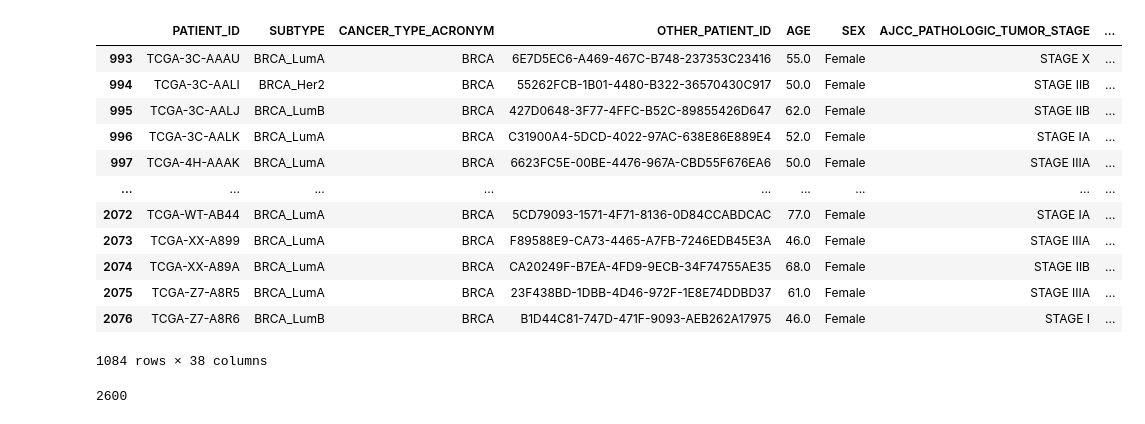
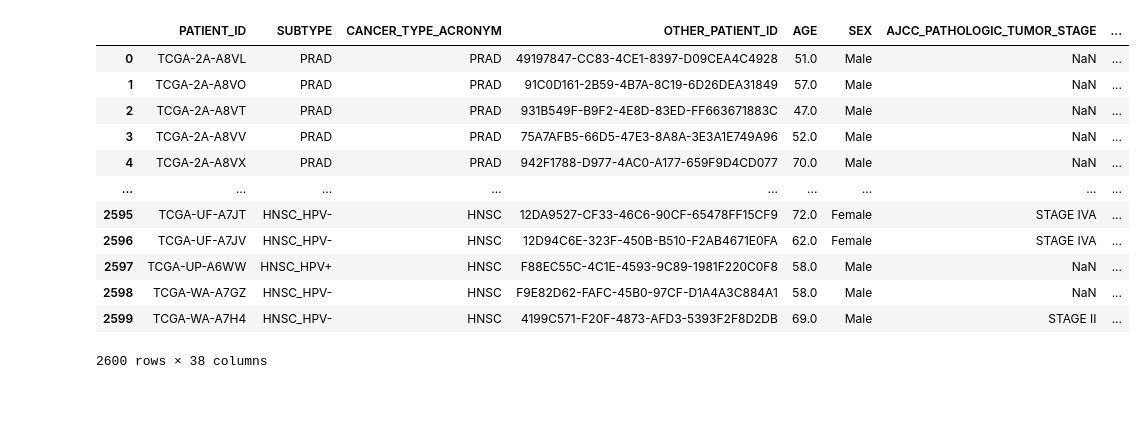
Before and after one commit to jacob-tye/20232110_TCGA_METHYLATION_CLINICAL_ML, a Jupyter notebook: analysis/00_data_prep.ipynb, the cells around one changed output. Cells and saved outputs as stored; diff of their text form; code cells hidden in the pictures.

Commit message:
updated data_prep

```diff
--- a/analysis/00_data_prep.ipynb
+++ b/analysis/00_data_prep.ipynb
@@ -4,27 +4,23 @@
 # %%
 import pandas as pd
 import glob
 
-all_files = glob.glob('../data/clinical/*/data_clinical_patient.txt')
+all_files = glob.glob("../data/raw_data/*/data_clinical_patient.txt")
 
 df_clinical_patient = pd.concat((pd.read_csv(f, sep='\t', skiprows=4) for f in all_files), ignore_index=True)
 
-df_clinical_patient[df_clinical_patient["CANCER_TYPE_ACRONYM"] == "BRCA"]
+df_clinical_patient
 # %% [output]
 |  | PATIENT_ID | SUBTYPE | CANCER_TYPE_ACRONYM | OTHER_PATIENT_ID | AGE | SEX | AJCC_PATHOLOGIC_TUMOR_STAGE | ... |
-| 993 | TCGA-3C-AAAU | BRCA_LumA | BRCA | 6E7D5EC6-A469-467C-B748-237353C23416 | 55.0 | Female | STAGE X | ... |
-| 994 | TCGA-3C-AALI | BRCA_Her2 | BRCA | 55262FCB-1B01-4480-B322-36570430C917 | 50.0 | Female | STAGE IIB | ... |
-| 995 | TCGA-3C-AALJ | BRCA_LumB | BRCA | 427D0648-3F77-4FFC-B52C-89855426D647 | 62.0 | Female | STAGE IIB | ... |
-| 996 | TCGA-3C-AALK | BRCA_LumA | BRCA | C31900A4-5DCD-4022-97AC-638E86E889E4 | 52.0 | Female | STAGE IA | ... |
-| 997 | TCGA-4H-AAAK | BRCA_LumA | BRCA | 6623FC5E-00BE-4476-967A-CBD55F676EA6 | 50.0 | Female | STAGE IIIA | ... |
+| 0 | TCGA-2A-A8VL | PRAD | PRAD | 49197847-CC83-4CE1-8397-D09CEA4C4928 | 51.0 | Male | NaN | ... |
+| 1 | TCGA-2A-A8VO | PRAD | PRAD | 91C0D161-2B59-4B7A-8C19-6D26DEA31849 | 57.0 | Male | NaN | ... |
+| 2 | TCGA-2A-A8VT | PRAD | PRAD | 931B549F-B9F2-4E8D-83ED-FF663671883C | 47.0 | Male | NaN | ... |
+| 3 | TCGA-2A-A8VV | PRAD | PRAD | 75A7AFB5-66D5-47E3-8A8A-3E3A1E749A96 | 52.0 | Male | NaN | ... |
+| 4 | TCGA-2A-A8VX | PRAD | PRAD | 942F1788-D977-4AC0-A177-659F9D4CD077 | 70.0 | Male | NaN | ... |
 | ... | ... | ... | ... | ... | ... | ... | ... | ... |
-| 2072 | TCGA-WT-AB44 | BRCA_LumA | BRCA | 5CD79093-1571-4F71-8136-0D84CCABDCAC | 77.0 | Female | STAGE IA | ... |
-| 2073 | TCGA-XX-A899 | BRCA_LumA | BRCA | F89588E9-CA73-4465-A7FB-7246EDB45E3A | 46.0 | Female | STAGE IIIA | ... |
-| 2074 | TCGA-XX-A89A | BRCA_LumA | BRCA | CA20249F-B7EA-4FD9-9ECB-34F74755AE35 | 68.0 | Female | STAGE IIB | ... |
-| 2075 | TCGA-Z7-A8R5 | BRCA_LumA | BRCA | 23F438BD-1DBB-4D46-972F-1E8E74DDBD37 | 61.0 | Female | STAGE IIIA | ... |
-| 2076 | TCGA-Z7-A8R6 | BRCA_LumB | BRCA | B1D44C81-747D-471F-9093-AEB262A17975 | 46.0 | Female | STAGE I | ... |
+| 2595 | TCGA-UF-A7JT | HNSC_HPV- | HNSC | 12DA9527-CF33-46C6-90CF-65478FF15CF9 | 72.0 | Female | STAGE IVA | ... |
+| 2596 | TCGA-UF-A7JV | HNSC_HPV- | HNSC | 12D94C6E-323F-450B-B510-F2AB4671E0FA | 62.0 | Female | STAGE IVA | ... |
+| 2597 | TCGA-UP-A6WW | HNSC_HPV+ | HNSC | F88EC55C-4C1E-4593-9C89-1981F220C0F8 | 58.0 | Male | NaN | ... |
+| 2598 | TCGA-WA-A7GZ | HNSC_HPV- | HNSC | F9E82D62-FAFC-45B0-97CF-D1A4A3C884A1 | 58.0 | Male | NaN | ... |
+| 2599 | TCGA-WA-A7H4 | HNSC_HPV- | HNSC | 4199C571-F20F-4873-AFD3-5393F2F8D2DB | 69.0 | Male | STAGE II | ... |
-1084 rows × 38 columns
+2600 rows × 38 columns
-# %%
-df_clinical_patient['PATIENT_ID'].count()
-# %% [output]
-2600
```
Also changed, not shown: parts of 12 cells of this notebook.
